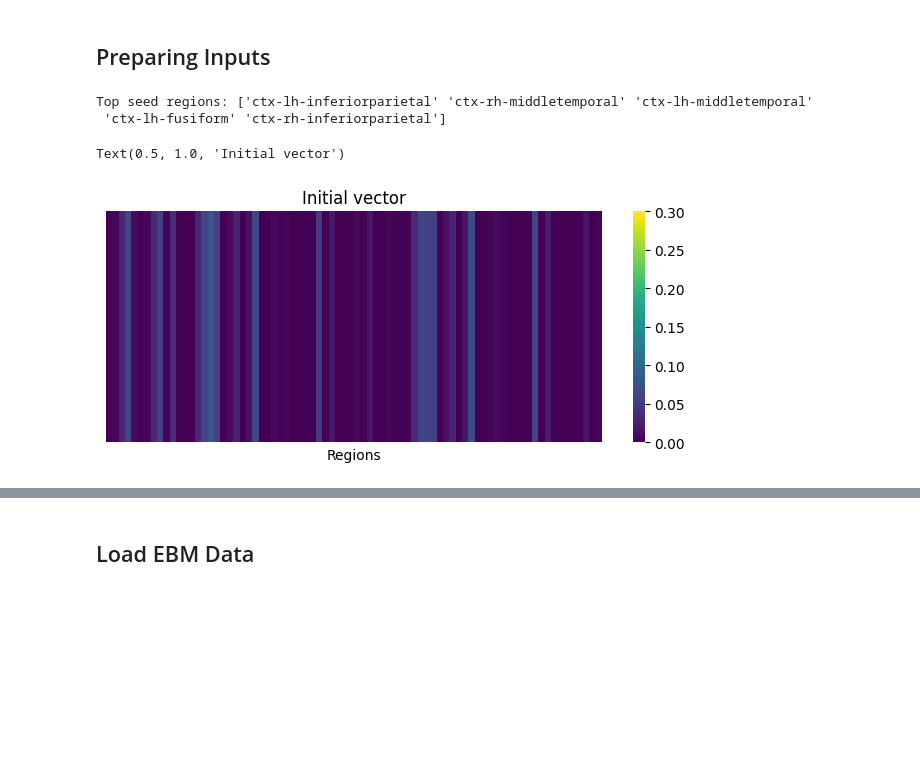
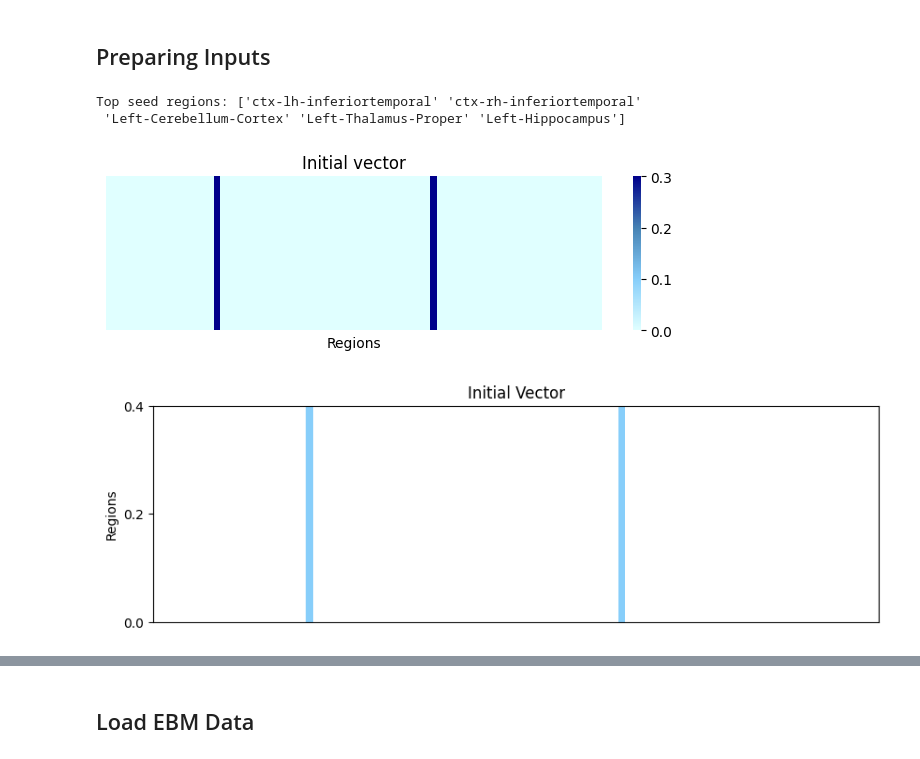
Before and after one commit to LaasyaMunjeti/EBM-Nexis, a Jupyter notebook: Running_nexis_forward.ipynb, the cells around one changed output, grey strips where cells are left out. Drawn from its saved outputs; the diff is of its cells as text; code cells hidden in the pictures; blank space fills up the shorter version.

```diff
--- a/Running_nexis_forward.ipynb
+++ b/Running_nexis_forward.ipynb
@@ -48,9 +49,9 @@ nROI = 86 - len(regions_to_exclude)
 # Initial vector
 
 # SET INITIAL VECTOR METHOD ('baseline' or 'binary')
-init_vec_method = 'baseline'
+init_vec_method = 'binary'
 
 # Conversion of ADNI region order to match connectivity matrix
-new_order_ADNI = [68,69,70,71,72,73,74,75,76,77,78,79,80,81,82,83,84,85,34,35,36,37,38,39,40,41,42,43,44,45,46,47,48,49,50,51,52,53,54,55,56,57,58,59,60,61,62,63,64,65,66,67,0,1,2,3,4,5,6,7,8,9,10,11,12,13,14,15,16,17,18,19,20,21,22,23,24,25,26,27,28,29,30,31,32,33]
+ADNI_to_norm = [68,69,70,71,72,73,74,75,76,77,78,79,80,81,82,83,84,85,34,35,36,37,38,39,40,41,42,43,44,45,46,47,48,49,50,51,52,53,54,55,56,57,58,59,60,61,62,63,64,65,66,67,0,1,2,3,4,5,6,7,8,9,10,11,12,13,14,15,16,17,18,19,20,21,22,23,24,25,26,27,28,29,30,31,32,33]
 
 # Order of regions (left subcortex, right subcortex, left cortex, right cortex)
@@ -58,64 +59,87 @@ regions = ['Left-Cerebellum-Cortex','Left-Thalamus-Proper','Left-Hippocampus','L
 
-# Upload EBM output
+# Upload EBM time series
 EBM_data = pandas.read_csv('EBM time series/EBM time series - version 9 final run.csv')
+# with tmax: EBM time series - version 9.csv (old final)
+# without tmax: EBM time series - version 9 final run.csv (FINAL)
+
+EBM_data = EBM_data.drop('Unnamed: 0', axis=1)
+
+# Normalize by mean at t=0
+# t0_mean = EBM_data.iloc[0].mean()
+# EBM_data = EBM_data / t0_mean
+# EBM_data = EBM_data / 10
+
+# Reorder regions to match region order of connectivity matrix
+EBM_data_reordered = EBM_data.iloc[:, ADNI_to_norm]
+
+ # Delete striatal regions
+columns_to_delete = EBM_data_reordered.columns[excluded_indices]
+EBM_data_excluded = EBM_data_reordered.drop(columns_to_delete, axis = 1)
 
 # OPTION 1: Use baseline data from EBM tau time series
 if init_vec_method == 'baseline':
 
-    # Housekeeping
-    init_con = EBM_data.drop('Unnamed: 0',axis=1)
-
-    # Reorder regions to match region order of connectivity matrix
-    init_con_reordered = init_con.iloc[:, new_order_ADNI]
-
-    # Delete striatal regions
-    columns_to_delete = init_con_reordered.columns[excluded_indices]
-    init_con_excluded = init_con_reordered.drop(columns_to_delete, axis = 1)
-
     # Take the first row (time point 0) as initial vector
     # EBM BASELINE
-    #init_vec = init_con_excluded.iloc[0].values
+    #init_vec = EBM_data_excluded.iloc[0].values
 
-    # COHORT OPTIMIZED SEED
-    # seed op 1
-    #init_vec = np.array([0.0, 0.011304112457275424, 0.036058850844042686, 0.04814493101848872, 0.03230055748872313, 0.0, 0.009011398710009557, 0.03746897270754817, 0.05002887850369013, 0.028366488427254845, 0.021360791318467822, 0.0, 0.0009735987167050333, 0.0, 0.033692676004938873, 0.05145236137946829, 0.05700949196986686, 0.06028666083157203, 0.0003310353530337368, 0.012592874296736067, 0.02937113870135921, 0.0, 0.014975782654133274, 0.05729502678750474, 0.0, 0.0, 0.010459925073071833, 0.009092773751355036, 0.010480080044311979, 0.0, 0.0, 0.0045310461802588065, 0.0, 0.046037503750370155, 0.0, 0.02046641914154815, 0.007356056084442503, 0.0, 0.006472404067546021, 0.012275339559534807, 0.0, 0.021682408662505783, 0.0, 0.004501167515582106, 0.001242488895244541, 0.0, 0.0007301484573432235, 0.0011740795705745485, 0.034022296998489986, 0.05729093929199165, 0.05351235759122386, 0.05336502814427264, 0.0, 0.02098132753063509, 0.03095663158359688, 0.0, 0.019071103565064033, 0.060213254988822074, 0.0, 0.0, 0.0036560570961931315, 0.015323260396209883, 0.010714688370568111, 0.0, 0.0, 0.0004020760093213823, 0.0, 0.05107295625699623, 0.0, 0.024524621135153815, 0.007146471405409794, 0.0, 0.0, 0.0, 0.0, 0.014286413378088503, 0.0, 0.00483365223568623])
+    # seed op 1 (old final, new final)
+    #init_vec = np.array([0.0, 0.011972019088523035, 0.03255798559734351, 0.04113262225398453, 0.0285114670113035, 0.0, 0.009323747335994236, 0.031079640256422094, 0.04364763602187893, 0.028448537408073637, 0.012608522624998253, 0.0, 0.002080821608330986, 0.001156562720584788, 0.02319180054804144, 0.04503279906559312, 0.04503180105724704, 0.04831058441468627, 0.00022498797435731023, 0.006309352506959541, 0.02025604574631611, 0.0, 0.01033350360064145, 0.043801056960145406, 0.0, 0.0, 0.008834712916727829, 0.009171163648234533, 0.00792061839101299, 0.0, 0.0, 0.003960019184381009, 0.0, 0.036179484685018366, 0.0, 0.012111975218836828, 0.0036227451665061935, 0.0, 0.0059402924576300725, 0.010208748751285858, 0.0, 0.01623490876419933, 0.0, 0.007982251307321246, 0.00208658241018703, 0.0, 0.0012104263525968511, 0.004613901427095693, 0.025680699408833576, 0.04652598767813947, 0.042867685943331006, 0.04333192201080362, 0.0, 0.01801599603582735, 0.022567404282987393, 0.001718248356186273, 0.01547315319863985, 0.047599859092659264, 0.0, 0.0, 0.006035593078093779, 0.012009782745627338, 0.009787923684768832, 0.0, 0.0, 0.00030569650427701055, 0.0, 0.0430206707622025, 0.0, 0.016622754660739612, 0.0061139850024569155, 0.0, 0.00037053770555973845, 0.0002099082026774811, 0.0, 0.013428306421510765, 0.0, 0.008197293723819804])
+    #init_vec = np.array([0.0, 0.0, 0.1797912692781644, 0.3112351054181414, 0.0, 0.0, 0.017350048914301083, 0.11504920936757412, 0.30358564023811474, 0.0, 0.0, 0.0, 0.0, 0.0, 0.0, 0.3855030378638843, 0.30657034607850436, 0.1613672211107048, 0.0, 0.0, 0.1305544150141248, 0.0, 0.021326554743881357, 0.4231532891750418, 0.0, 0.0, 0.0, 0.0, 0.0, 0.0, 0.0, 0.0, 0.0, 0.17170024927971667, 0.0, 0.07424694031891696, 0.0, 0.0, 0.0, 0.0, 0.0, 0.0, 0.0, 0.0, 0.0, 0.0, 0.0, 0.0, 0.02428139959456519, 0.41522338559802396, 0.302987767026093, 0.19187336331884614, 0.0, 0.0, 0.1304738518516531, 0.0, 0.03436054670019505, 0.28192517342399637, 0.0, 0.0, 0.0, 0.0, 0.0, 0.0, 0.0, 0.0, 0.0, 0.24776075268686057, 0.0, 0.09261264411068271, 0.0, 0.0, 0.0, 0.0, 0.0, 0.0, 0.0, 0.0])
+
     # seed op 2
-    init_vec = np.array([0.0, 0.00464220779146618, 0.031659384414973235, 0.060385443970198065, 0.00885781200894669, 0.0, 0.005827249972898467, 0.0339956071285847, 0.056692643842895574, 0.004382957455027453, 0.0385801014750831, 0.0, 0.0016101236234474729, 0.0, 0.032283916591279424, 0.06253830831479082, 0.07520735969834622, 0.054508084055119976, 0.0, 0.0070804848878949535, 0.02895961292648051, 0.0, 0.012909412840881204, 0.06353391566970382, 0.0, 0.0, 0.007324127568765414, 0.0028951767846783086, 0.004263593757685369, 0.0, 0.0, 0.0016198033903952603, 0.0, 0.049929478470820673, 0.0, 0.019401441650351167, 0.0008350104662978752, 0.0, 0.0, 0.00877069241104221, 0.0, 0.01752556213015195, 0.0, 0.0, 0.004641481115764106, 0.0, 0.0016377274618478556, 0.0, 0.03294662487056662, 0.06091814802129116, 0.061623996754677626, 0.05519578063796581, 0.0, 0.013116273432301734, 0.030062735692711867, 0.0, 0.016536052039014097, 0.06881140503442316, 0.0, 0.0, 0.0031454482149944427, 0.008684170232813182, 0.0043126066064372035, 0.0, 0.0, 0.0, 0.0, 0.06049991642080132, 0.0, 0.02235490746266193, 0.0018409481172619122, 0.0, 0.0, 0.0, 0.0, 0.01618616951895882, 0.0, 0.003975620327354512])
+    #init_vec = np.array([0.0, 0.0060005247900180025, 0.022382584771766422, 0.04165150868975457, 0.012485078559192, 0.0, 0.004473459323546373, 0.024747104460103767, 0.03941558227225127, 0.007014556459100195, 0.02165934017415148, 0.0, 0.0018362216809406054, 0.0, 0.028034180985145103, 0.047699398442968506, 0.055555801767342636, 0.04483853079921314, 0.0, 0.00744047967921105, 0.02180448859167293, 0.0, 0.011395178825146752, 0.05123843234271144, 0.0, 0.0, 0.008657343041935491, 0.0033528578903020026, 0.004203763258589289, 0.0, 0.0, 0.0014664999730561032, 0.0, 0.03627058372067787, 0.0, 0.013538241453927253, 0.0024441019887415302, 0.0, 0.000527551699899108, 0.007545639807151222, 0.0, 0.01807021758369868, 0.0, 0.0016993876300651894, 0.002058419993635963, 0.0, 0.0025684371002993103, 0.00256607065073539, 0.024638246776311448, 0.04917964365752034, 0.04544349722905243, 0.03838555484555343, 0.0, 0.011708866703643087, 0.022517449633252525, 0.0, 0.013976687416284946, 0.05229556292734267, 0.0, 0.0, 0.004995909772007561, 0.0072878758070222425, 0.004905953332137077, 0.0, 0.0, 0.0, 0.0, 0.044544426489892285, 0.0, 0.016992645474940803, 0.0027449015765960384, 0.0, 0.0, 0.0, 0.0, 0.014488347227436912, 0.0, 0.002875374554815552])
+    init_vec = np.array([0.0, 0.0, 0.1514586323573524, 0.42836151855090715, 0.0, 0.0, 0.0017402925507693555, 0.0, 0.24759116345760815, 0.0, 0.0, 0.0, 0.0, 0.0, 0.0, 0.12175048976781688, 0.15091551647443133, 0.29918278428170814, 0.0, 0.0, 0.12250147328025895, 0.0, 0.0, 0.3482878378043656, 0.0, 0.0, 0.0, 0.0, 0.0, 0.0, 0.0, 0.0, 0.0, 0.21530186438848417, 0.0, 0.0, 0.0, 0.0, 0.0, 0.0, 0.0, 0.0, 0.0, 0.0, 0.0, 0.0, 0.0, 0.0, 0.3627763979992332, 0.09081189212670127, 0.25426856912772555, 0.38861161764821844, 0.0, 0.011012838241325843, 0.12067612758145085, 0.0, 0.0, 0.21179516355228645, 0.0, 0.0, 0.0, 0.0, 0.0, 0.0, 0.0, 0.0, 0.0, 0.01639841292541576, 0.0, 0.024597765319579586, 0.08323582650742528, 0.0, 0.0, 0.0, 0.0, 0.0, 0.0, 0.0])
 
     use_baseline_ = 1
 
 #OPTION 2: Binary vector indicating seeding location
 if init_vec_method == 'binary':
 
-    seeding_locations = ['ctx-lh-entorhinal', 'ctx-rh-entorhinal'] # MANUALLY EDIT SEEDING LOCATION HERE
+    seeding_locations = ['ctx-lh-inferiortemporal', 'ctx-rh-inferiortemporal'] # MANUALLY EDIT SEEDING LOCATION HERE
     seeding_indices = [regions.index(item) for item in seeding_locations if item in seeding_locations]
 
     # Create a 1D array of zeros with length nROI
     array_length = nROI
     init_vec = np.zeros(array_length)
 
     # Set entries for seeding locations to 1 (both left and right hemisphere)
     init_vec[seeding_indices[0]] = 1
     init_vec[seeding_indices[1]] = 1
 
     # Set use_baseline NEXIS input to 0 to indicate use of binary initial vector
     use_baseline_ = 0
 
 # Print highest tau seed regions
 top_seed_values = sorted(init_vec, reverse=True)[:5]
 top_indices = sorted(range(len(init_vec)), key=lambda i: init_vec[i], reverse=True)[:5]
 regions_array = np.array(regions)
 top_seeds = regions_array[top_indices]
 print('Top seed regions: ' + str(top_seeds))
 
-# Plot initial vector
-plt.figure(figsize=(8, 3))
+blue_cmap = LinearSegmentedColormap.from_list("custom_blue", ["#E0FFFF", "#87CEFA", "#4682B4", "#00008B"])
+
+# Plot initial vector as heatmap
+plt.figure(figsize=(8, 2))
 init_vec_reshaped = init_vec.reshape((78,1))
-sns.heatmap(init_vec_reshaped.T, cmap='viridis', xticklabels=False, yticklabels=False, vmax = 0.3)
+sns.heatmap(init_vec_reshaped.T, cmap=blue_cmap, xticklabels=False, yticklabels=False, vmax = 0.3)
 plt.xlabel('Regions')
 plt.title('Initial vector')
+
+# As bar chart
+plt.figure(figsize=(10, 3))
+plt.ylim(0, 0.4)
+plt.xlim(0, 79)
+num_y_ticks = 3  # You can adjust this number
+y_tick_locations = np.linspace(0, 0.4, num_y_ticks)
+plt.yticks(y_tick_locations)
+plt.bar(np.arange(len(init_vec)), init_vec, color= '#87CEFA')
+plt.title('Initial Vector')
+plt.ylabel('Regions')
+plt.xticks([])
+plt.show()
 # %% [output]
-Top seed regions: ['ctx-lh-inferiorparietal' 'ctx-rh-middletemporal' 'ctx-lh-middletemporal'
- 'ctx-lh-fusiform' 'ctx-rh-inferiorparietal']
+Top seed regions: ['ctx-lh-inferiortemporal' 'ctx-rh-inferiortemporal'
+ 'Left-Cerebellum-Cortex' 'Left-Thalamus-Proper' 'Left-Hippocampus']
-Text(0.5, 1.0, 'Initial vector')
-[figure, old version]
+[figure, new version]
+[figure, added]
```
Also changed, not shown: parts of 14 cells of this notebook.
